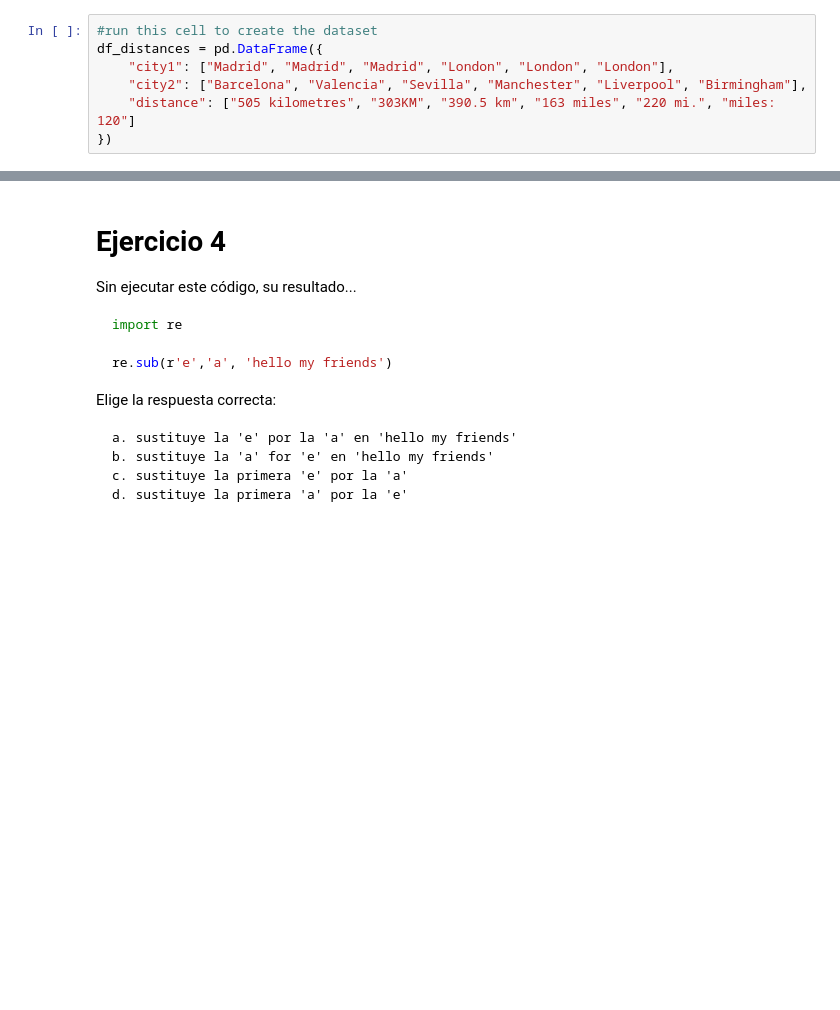
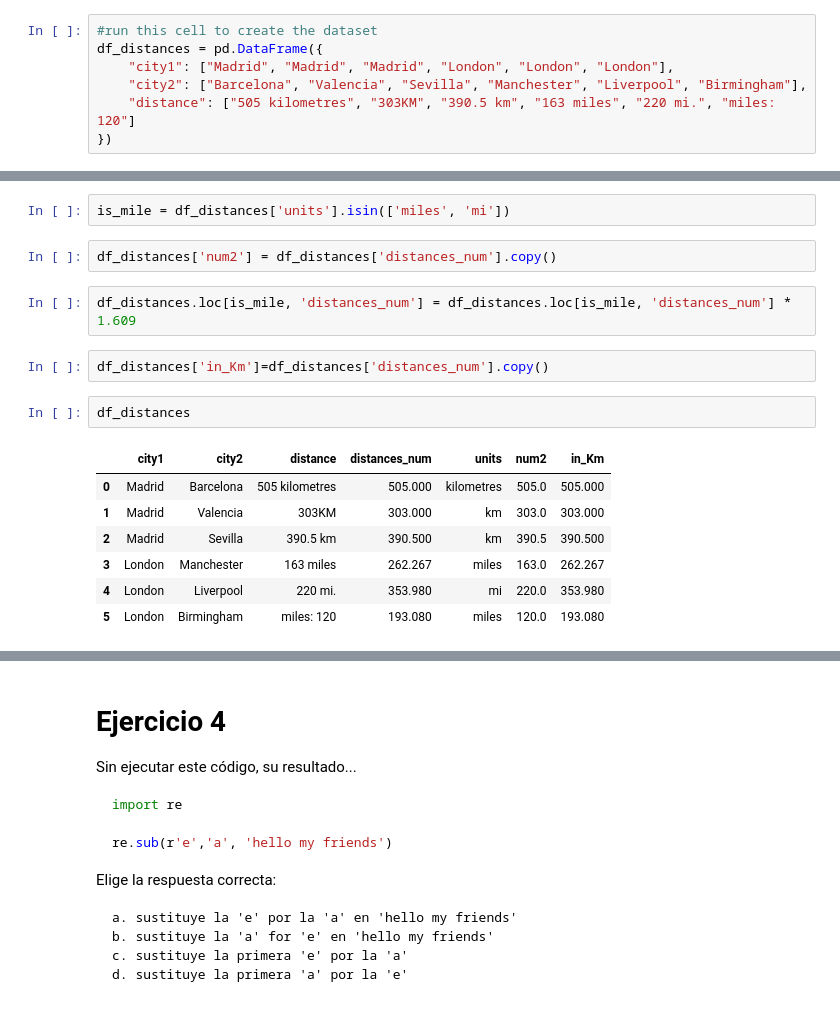
Before and after one commit to PablodaCunha/2603_ds_ft_thebridge, a Jupyter notebook: 2-Analytics/10-RegEx/Ejercicios_RegEx_VACIO.ipynb, the cells around one changed output, grey strips where cells are left out. Cells and saved outputs as stored; diff of their text form; blank space fills up the shorter version.

```diff
--- a/2-Analytics/10-RegEx/Ejercicios_RegEx_VACIO.ipynb
+++ b/2-Analytics/10-RegEx/Ejercicios_RegEx_VACIO.ipynb
@@ -198,0 +266,18 @@ df_distances
+# %%
+is_mile = df_distances['units'].isin(['miles', 'mi'])
+# %%
+df_distances['num2'] = df_distances['distances_num'].copy()
+# %%
+df_distances.loc[is_mile, 'distances_num'] = df_distances.loc[is_mile, 'distances_num'] * 1.609
+# %%
+df_distances['in_Km']=df_distances['distances_num'].copy()
+# %%
+df_distances
+# %% [output]
+|  | city1 | city2 | distance | distances_num | units | num2 | in_Km |
+| 0 | Madrid | Barcelona | 505 kilometres | 505.000 | kilometres | 505.0 | 505.000 |
+| 1 | Madrid | Valencia | 303KM | 303.000 | km | 303.0 | 303.000 |
+| 2 | Madrid | Sevilla | 390.5 km | 390.500 | km | 390.5 | 390.500 |
+| 3 | London | Manchester | 163 miles | 262.267 | miles | 163.0 | 262.267 |
+| 4 | London | Liverpool | 220 mi. | 353.980 | mi | 220.0 | 353.980 |
+| 5 | London | Birmingham | miles: 120 | 193.080 | miles | 120.0 | 193.080 |
```
Also changed, not shown: parts of 35 cells of this notebook.
